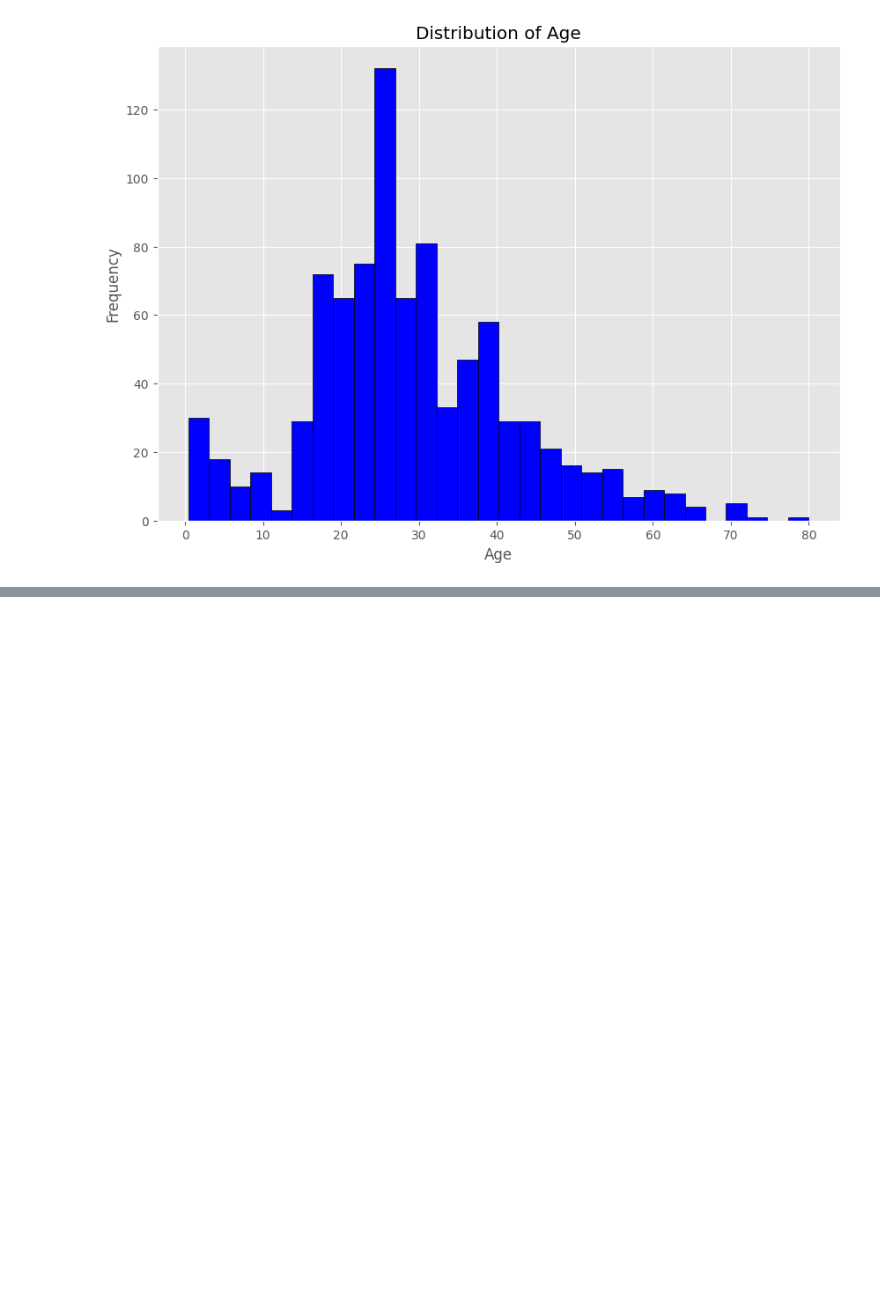
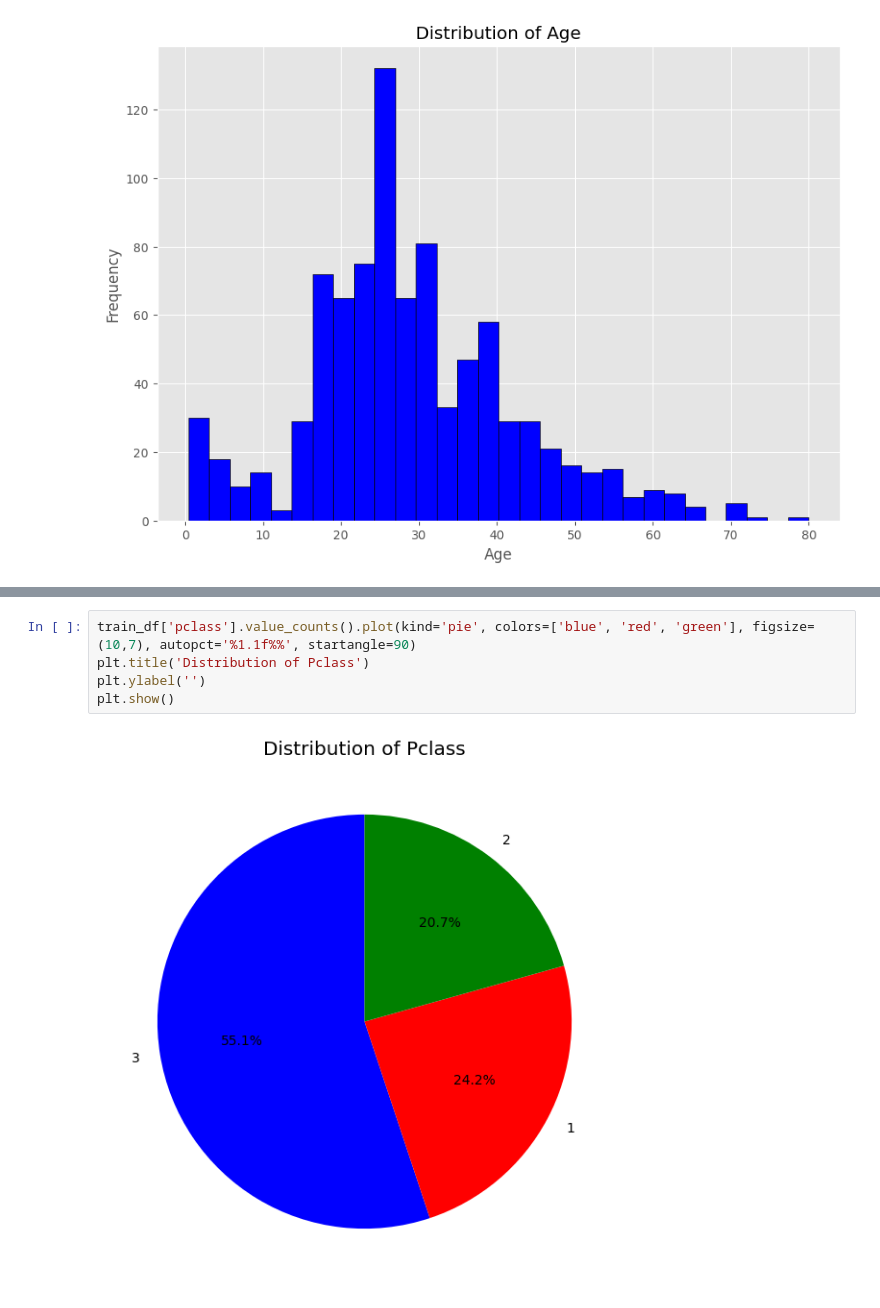
Before and after one commit to JMCoC/ml_engineer_roadmap, a Jupyter notebook: projects/6. TitanicEda/notebooks/titanic_eda.ipynb, the cells around one changed output, grey strips where cells are left out. Drawn from its saved outputs; the diff is of its cells as text; blank space fills up the shorter version.

```diff
--- a/projects/6. TitanicEda/notebooks/titanic_eda.ipynb
+++ b/projects/6. TitanicEda/notebooks/titanic_eda.ipynb
@@ -187,0 +251,7 @@ plt.show()
+# %%
+train_df['pclass'].value_counts().plot(kind='pie', colors=['blue', 'red', 'green'], figsize=(10,7), autopct='%1.1f%%', startangle=90)
+plt.title('Distribution of Pclass')
+plt.ylabel('')
+plt.show()
+# %% [output]
+[figure, added]
```
Also changed, not shown: parts of 15 cells of this notebook.
